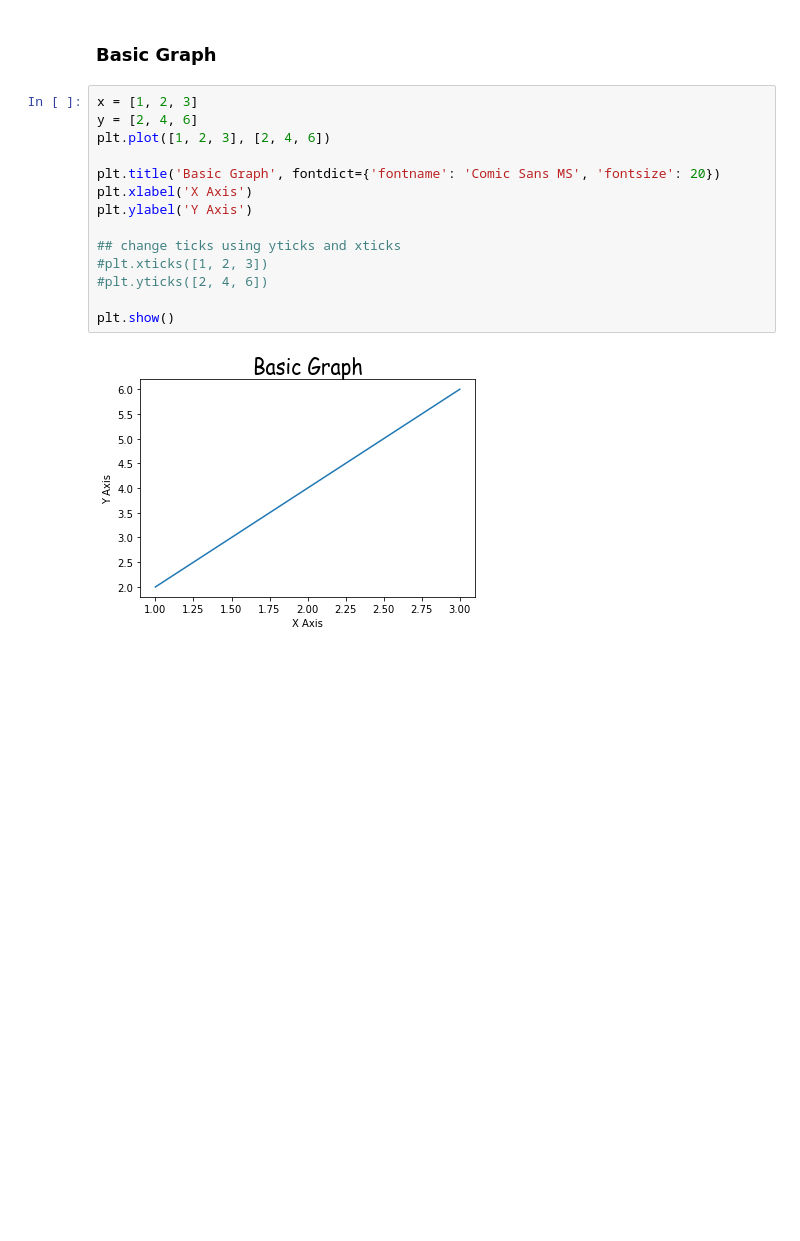
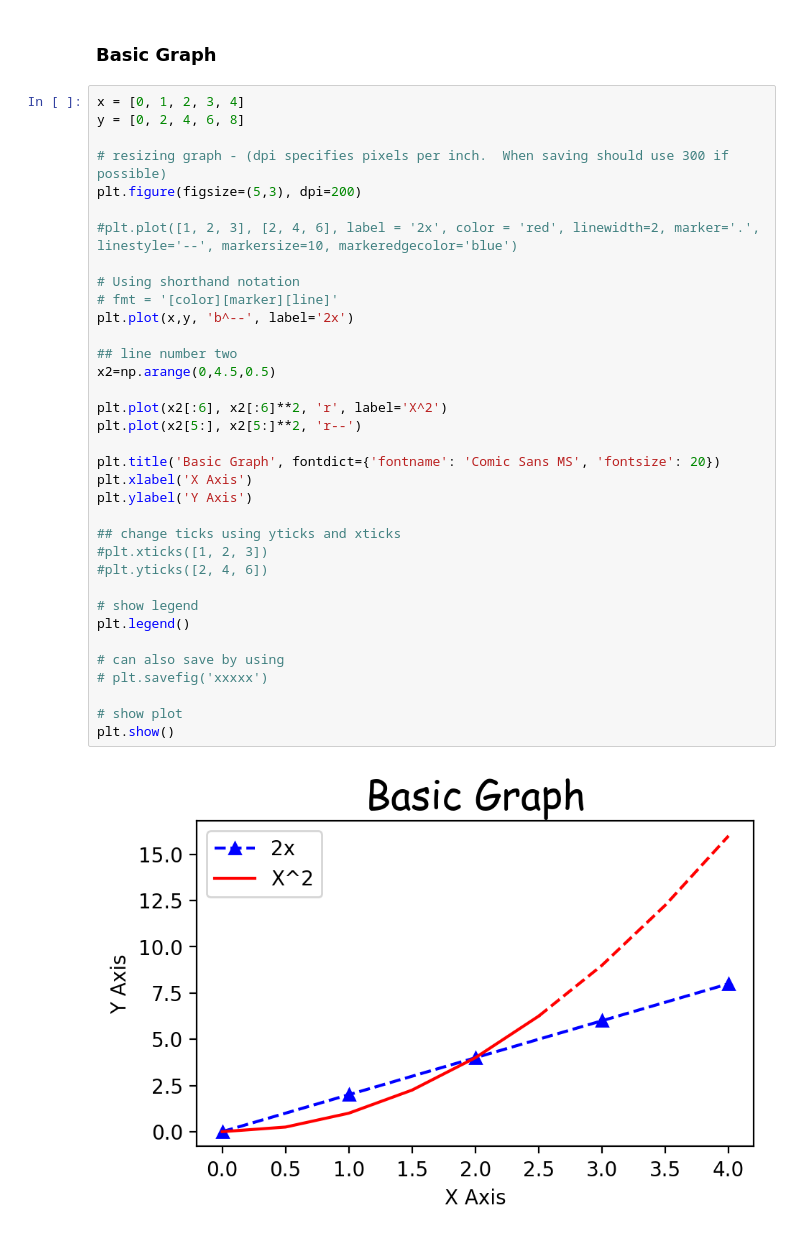
Before and after one commit to lupeluna/Refresh, a Jupyter notebook: matplotlib.ipynb, the cells around one changed output. Saved outputs shown, nothing was run; the diff lists cells and outputs as text; blank space fills up the shorter version.

```diff
--- a/matplotlib.ipynb
+++ b/matplotlib.ipynb
@@ -6,18 +6,39 @@ import matplotlib.pyplot as plt
 # %% [markdown]
 ### Basic Graph
 # %%
-x = [1, 2, 3]
-y = [2, 4, 6]
-plt.plot([1, 2, 3], [2, 4, 6])
+x = [0, 1, 2, 3, 4]
+y = [0, 2, 4, 6, 8]
+
+# resizing graph - (dpi specifies pixels per inch.  When saving should use 300 if possible)
+plt.figure(figsize=(5,3), dpi=200)
+
+#plt.plot([1, 2, 3], [2, 4, 6], label = '2x', color = 'red', linewidth=2, marker='.', linestyle='--', markersize=10, markeredgecolor='blue')
+
+# Using shorthand notation
+# fmt = '[color][marker][line]'
+plt.plot(x,y, 'b^--', label='2x')
+
+## line number two
+x2=np.arange(0,4.5,0.5)
+
+plt.plot(x2[:6], x2[:6]**2, 'r', label='X^2')
+plt.plot(x2[5:], x2[5:]**2, 'r--')
 
 plt.title('Basic Graph', fontdict={'fontname': 'Comic Sans MS', 'fontsize': 20})
 plt.xlabel('X Axis')
 plt.ylabel('Y Axis')
 
 ## change ticks using yticks and xticks
 #plt.xticks([1, 2, 3])
 #plt.yticks([2, 4, 6])
 
+# show legend
+plt.legend()
+
+# can also save by using
+# plt.savefig('xxxxx')
+
+# show plot
 plt.show()
 # %% [output]
-[figure, old version]
+[figure, new version]
```
Also changed, not shown: parts of 2 cells of this notebook.
